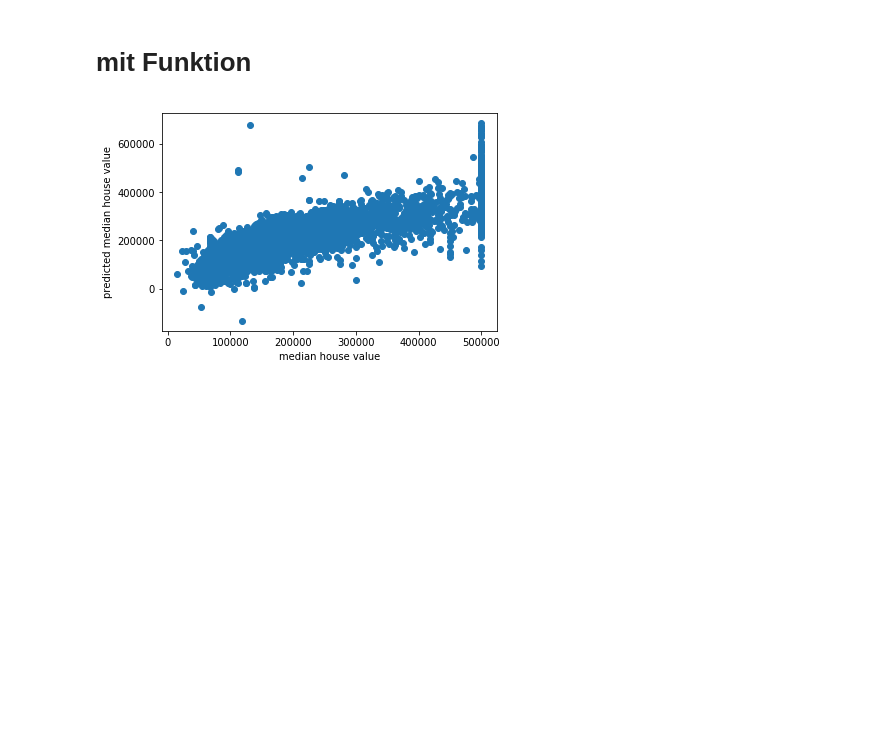
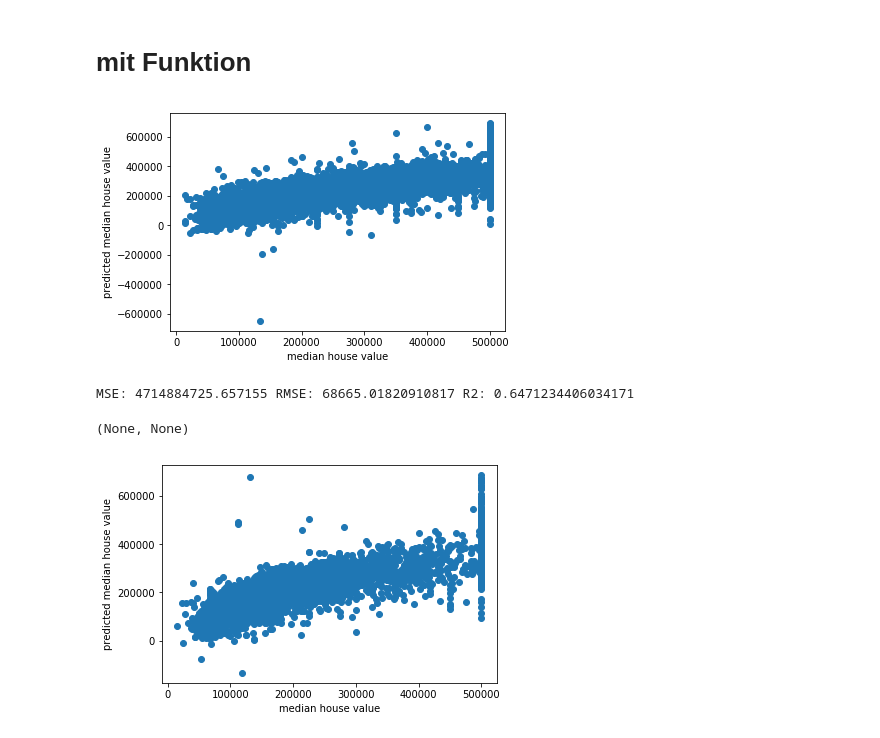
Before and after one commit to tthomik/20180807_descriptive-analysis, a Jupyter notebook: housing_20180822.ipynb, the cells around one changed output. Saved outputs shown, nothing was run; the diff lists cells and outputs as text; code cells hidden in the pictures; blank space fills up the shorter version.

```diff
--- a/housing_20180822.ipynb
+++ b/housing_20180822.ipynb
@@ -529,4 +538,10 @@ def Lin_Reg(name, train_set,train_label, test_set, test_label):
     plt.ylabel("predicted median house value")
 
     return plt.show(), print("MSE: " + str(mse) + " RMSE: " + str(rmse) + " R2: "+ str(r2))
+# %%
+Lin_Reg("Train on Train", train_set_imputed_std_scale, train_set_imputed_target, train_set_imputed_std_scale, train_set_imputed_target)
+# %% [output]
+[figure, added]
+MSE: 4714884725.657155 RMSE: 68665.01820910817 R2: 0.6471234406034171
+(None, None)
 # %%
```
Also changed, not shown: parts of 22 cells of this notebook.
